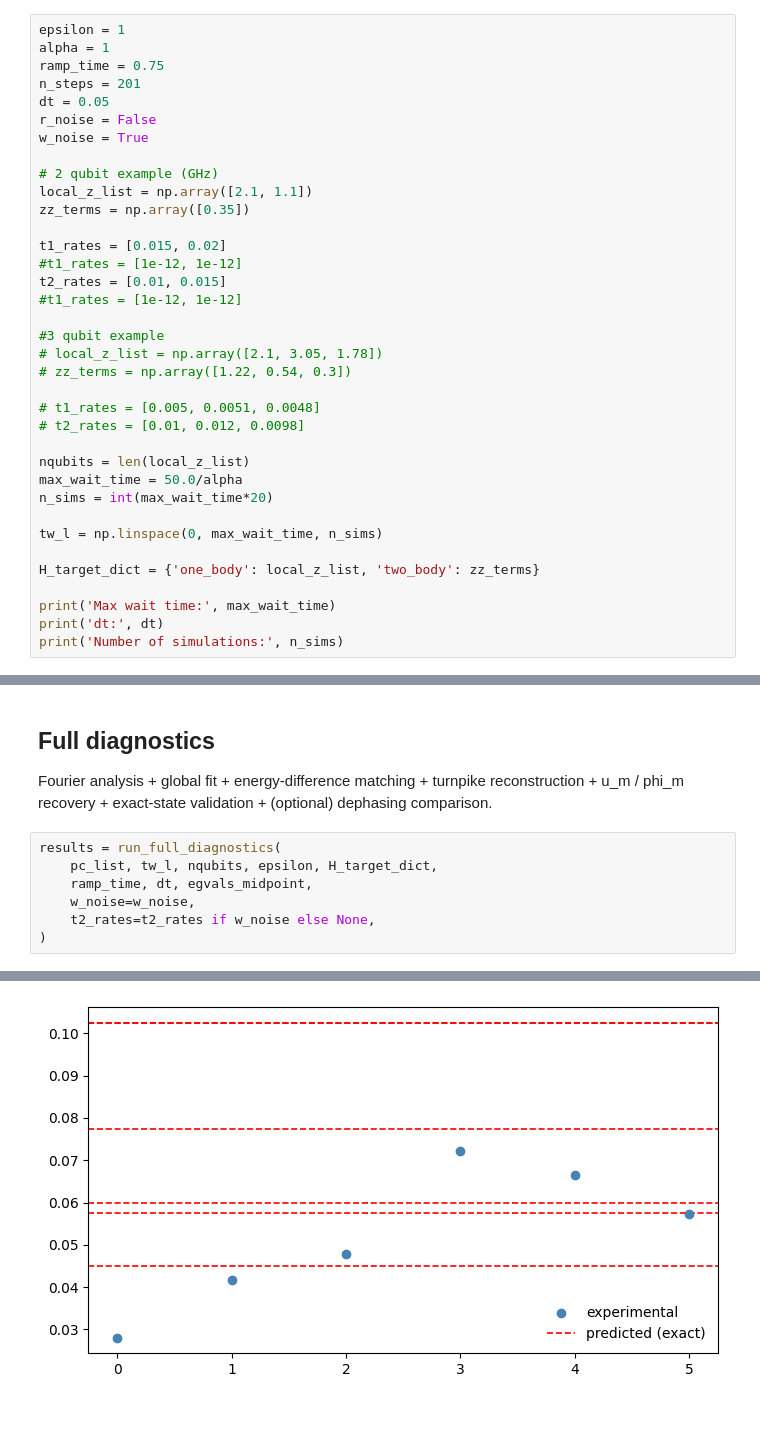
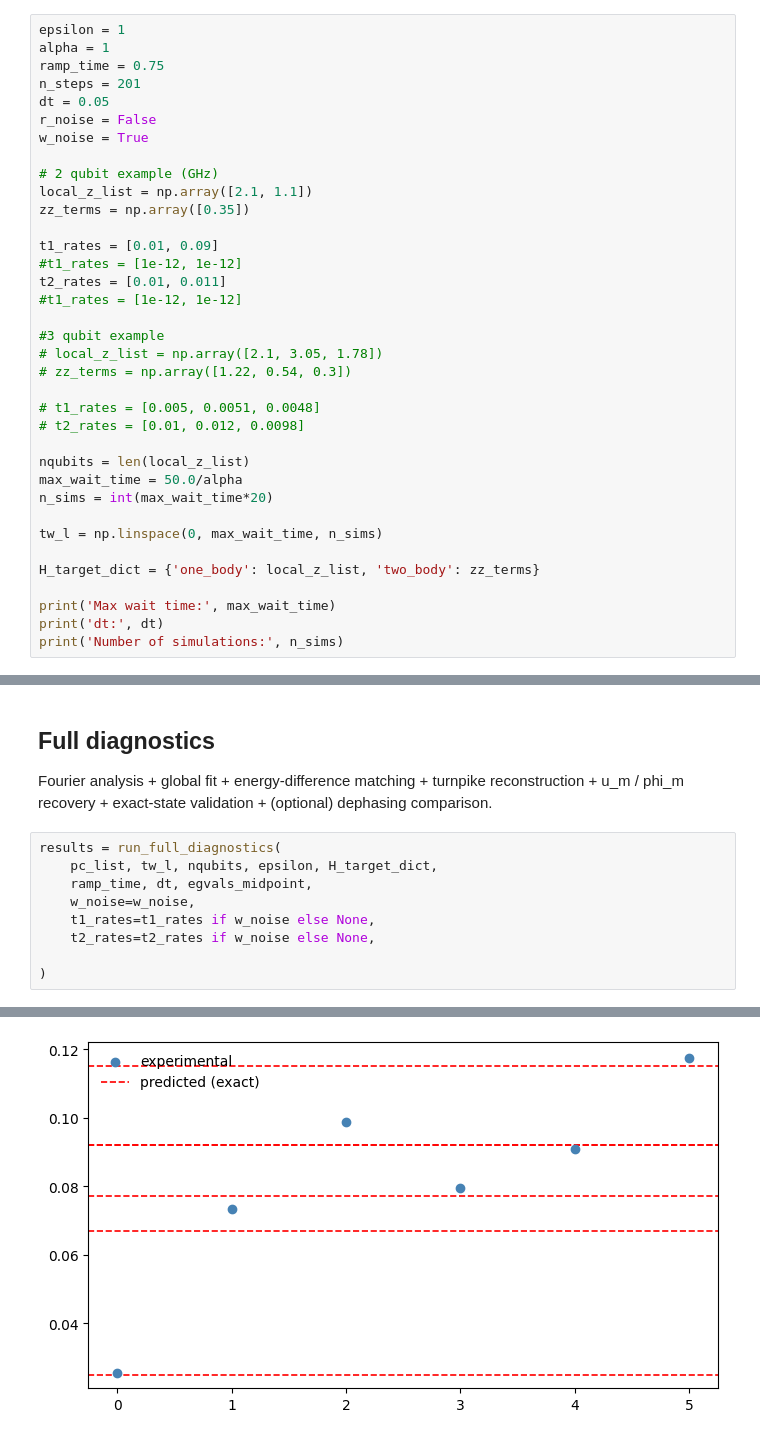
Before and after one commit to OsQarM/lsz_spectroscopy, a Jupyter notebook: notebooks/LSZ_main.ipynb, the cells around one changed output, grey strips where cells are left out. Drawn from its saved outputs; the diff is of its cells as text.

Commit message:
Fixed noise estimation and added skeleton for refinement

```diff
--- a/notebooks/LSZ_main.ipynb
+++ b/notebooks/LSZ_main.ipynb
@@ -26,9 +26,9 @@ w_noise = True
 local_z_list = np.array([2.1, 1.1])
 zz_terms = np.array([0.35])
 
-t1_rates = [0.015, 0.02]
+t1_rates = [0.01, 0.09]
 #t1_rates = [1e-12, 1e-12]
-t2_rates = [0.01, 0.015]
+t2_rates = [0.01, 0.011]
 #t1_rates = [1e-12, 1e-12]
 
 #3 qubit example
@@ -92,6 +92,8 @@ results = run_full_diagnostics(
     pc_list, tw_l, nqubits, epsilon, H_target_dict,
     ramp_time, dt, egvals_midpoint,
     w_noise=w_noise,
+    t1_rates=t1_rates if w_noise else None,
     t2_rates=t2_rates if w_noise else None,
+
 )
 # %% [output]
@@ -151 +153 @@ Exact phases (mod pi, rel to u_0): [0.         2.56495554 1.828654   0.7515675 ]
-[figure, old version]
+[figure, new version]
```
Also changed, not shown: parts of 4 cells of this notebook, 3 other files.
